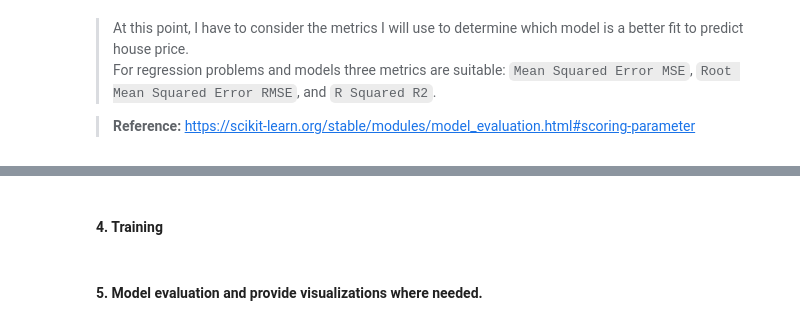
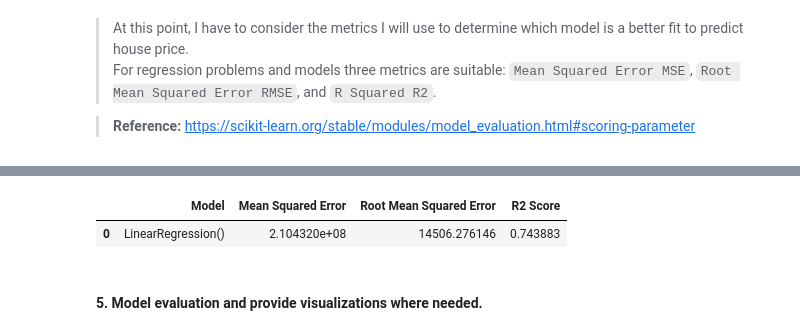
Before and after one commit to CarlosMEbratt/House-price-prediction-using-machine-learning, a Jupyter notebook: main.ipynb, the cells around one changed output, grey strips where cells are left out. Cells and saved outputs as stored; diff of their text form; code cells hidden in the pictures.

```diff
--- a/main.ipynb
+++ b/main.ipynb
@@ -381,4 +332,14 @@ plt.barh(feature_names, rf_feature_importances, color='skyblue', label='Random F
-# %% [markdown]
-#### 4. Training
+# %%
+# implementing a linear regression model
+from sklearn.linear_model import LinearRegression
+
+# Creating an instance of the model
+model1 = LinearRegression()
+
+# Fitting the model
+fit_model(model1)
+# %% [output]
+|  | Model | Mean Squared Error | Root Mean Squared Error | R2 Score |
+| 0 | LinearRegression() | 2.104320e+08 | 14506.276146 | 0.743883 |
 # %% [markdown]
 #### 5. Model evaluation and provide visualizations where needed.
```
Also changed, not shown: parts of 8 cells of this notebook.
